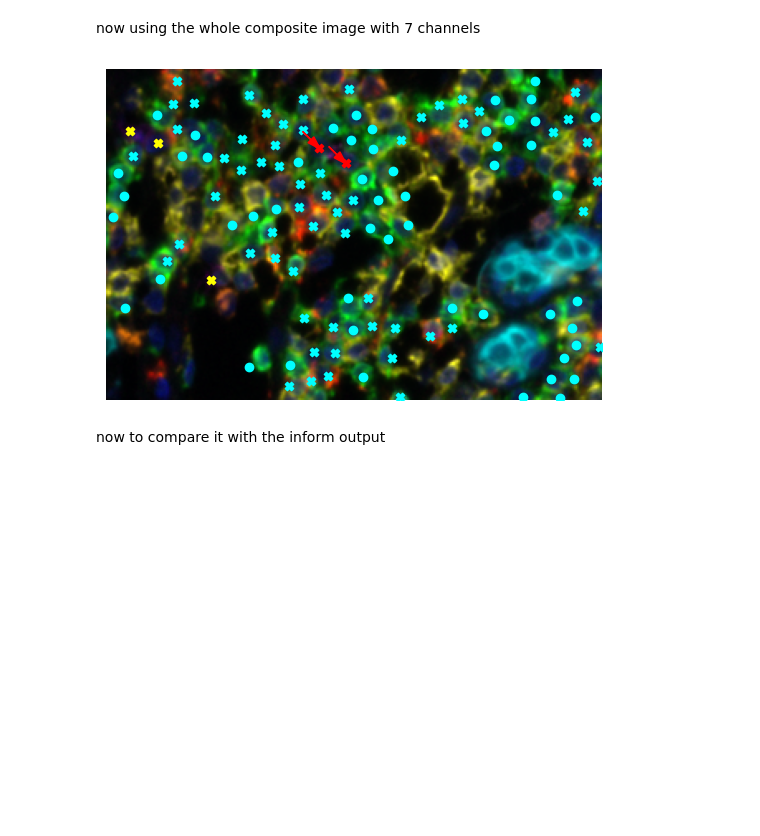
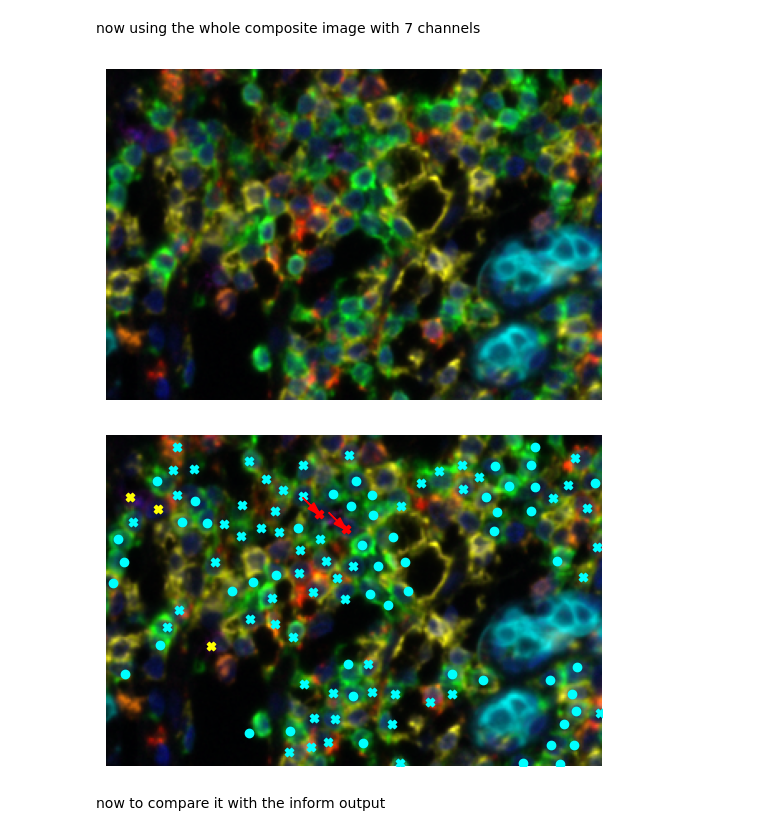
Before and after one commit to ErasmusMC-Bioinformatics/TME_Analyzer, a Jupyter notebook: revision_1.ipynb, the cells around one changed output. Drawn from its saved outputs; the diff is of its cells as text; code cells hidden in the pictures; blank space fills up the shorter version.

```diff
--- a/revision_1.ipynb
+++ b/revision_1.ipynb
@@ -400,25 +409,31 @@ now using the whole composite image with 7 channels
 # %%
 import skimage.io
 to_plot = skimage.io.imread("E:/TME-Analyzer-large-files-from-desktop-folder/20231207_revision_files/Task1/inForm_output_images/" +
                             selected_file.replace("_component_data.pickle","_composite_image.tif"))
 to_plot = to_plot[y1:y2,x1:x2,:]
+plt.figure()
+plt.imshow(to_plot)
+plt.axis('off')
+plt.set_cmap('gray')
+plt.figure()
 plt.imshow(to_plot)
 plt.axis('off')
 plt.set_cmap('gray')
 for i in CD8_locs_crop:
     # plt.arrow(i[1]-6,i[0]-6,2,2,color='cyan',head_width=2,head_length=4,head_starts_at_zero=True)
     plt.scatter(i[1],i[0],marker='X',color='cyan')
 for i in CD4_locs_crop:
     # plt.arrow(i[1]-6,i[0]-6,2,2,color='cyan',head_width=2,head_length=4,head_starts_at_zero=True)
     plt.scatter(i[1],i[0],marker='o',color='cyan')
 for i in CD56_locs_crop:
     # plt.arrow(i[1]-6,i[0]-6,2,2,color='yellow',head_width=2,head_length=4,head_starts_at_zero=True)
     plt.scatter(i[1],i[0],marker='X',color='yellow')
 for i in nkt_locs_crop:
     plt.scatter(i[1],i[0],marker='X',color='red')
     plt.arrow(i[1]-13,i[0]-13,5,5,color='red',head_width=5,head_length=8,head_starts_at_zero=True)
 # %% [output]
-[figure, old version]
+[figure, new version]
+[figure, added]
 # %% [markdown]
 now to compare it with the inform output
 # %%
```
Also changed, not shown: parts of 1 cell of this notebook, 1 other file.
